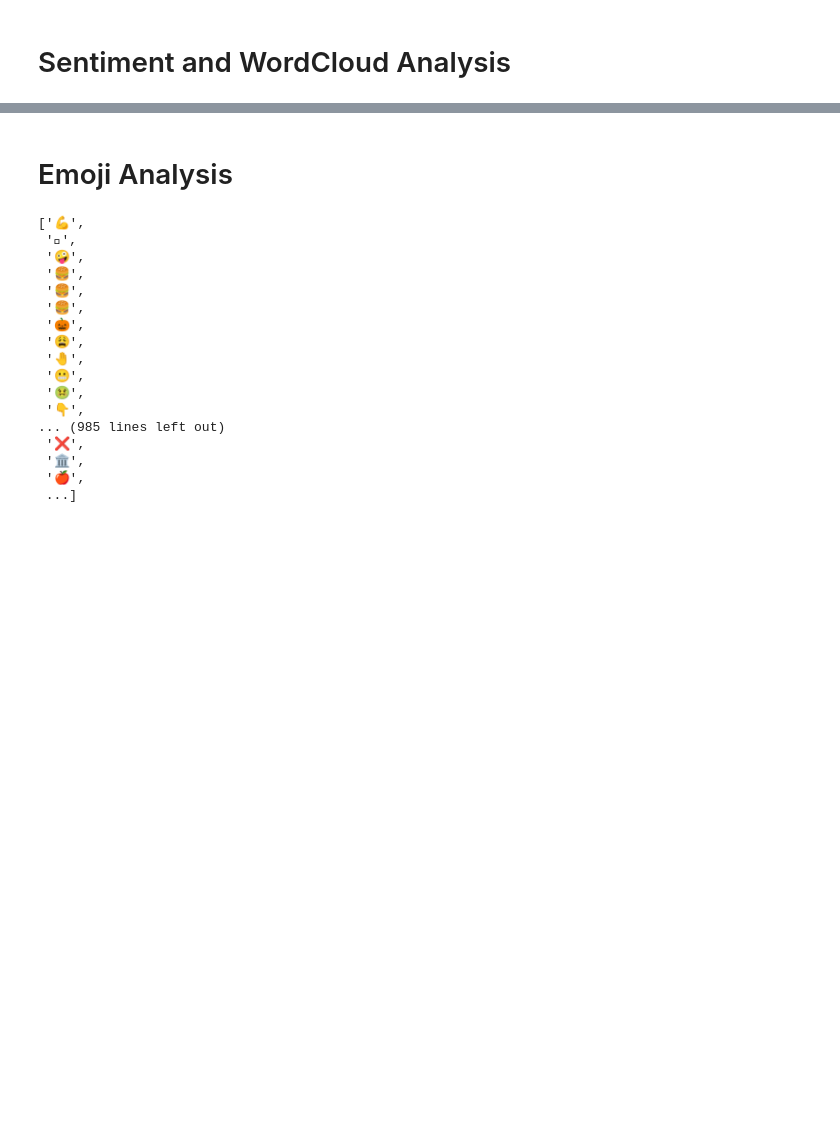
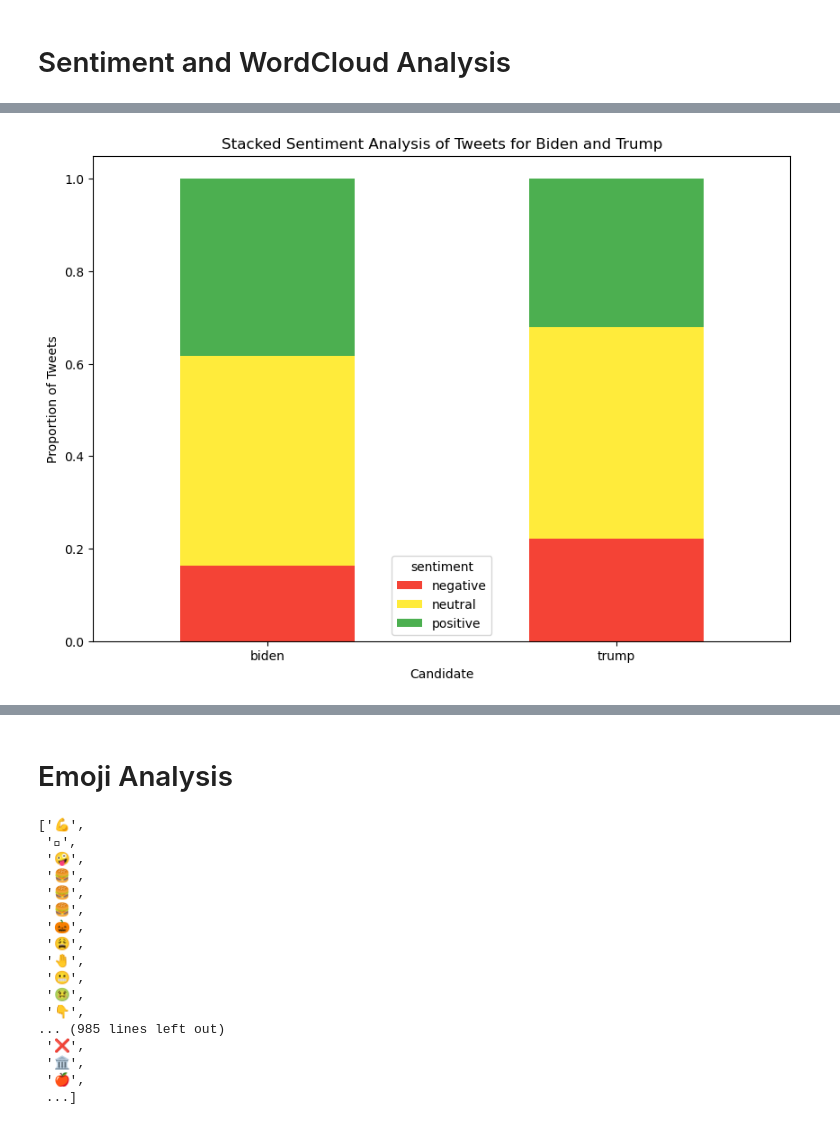
Before and after one commit to renatovfreitas/DataCircle_Twitter_Project, a Jupyter notebook: Data_Manipulation.ipynb, the cells around one changed output, grey strips where cells are left out. Saved outputs shown, nothing was run; the diff lists cells and outputs as text; code cells hidden in the pictures; blank space fills up the shorter version.

```diff
--- a/Data_Manipulation.ipynb
+++ b/Data_Manipulation.ipynb
@@ -191,0 +123,10 @@ plt.axis('off')
+# %%
+# Create a stacked bar plot for sentiment proportions
+proportion_sentiment_by_candidate.plot(kind='bar', stacked=True, figsize=(10, 7), color=['#f44336', '#ffeb3b', '#4caf50'])
+plt.title('Stacked Sentiment Analysis of Tweets for Biden and Trump')
+plt.xlabel('Candidate')
+plt.ylabel('Proportion of Tweets')
+plt.xticks(rotation=0)
+plt.show()
+# %% [output]
+[figure, added]
```
Also changed, not shown: parts of 47 cells of this notebook, 1 other file.
